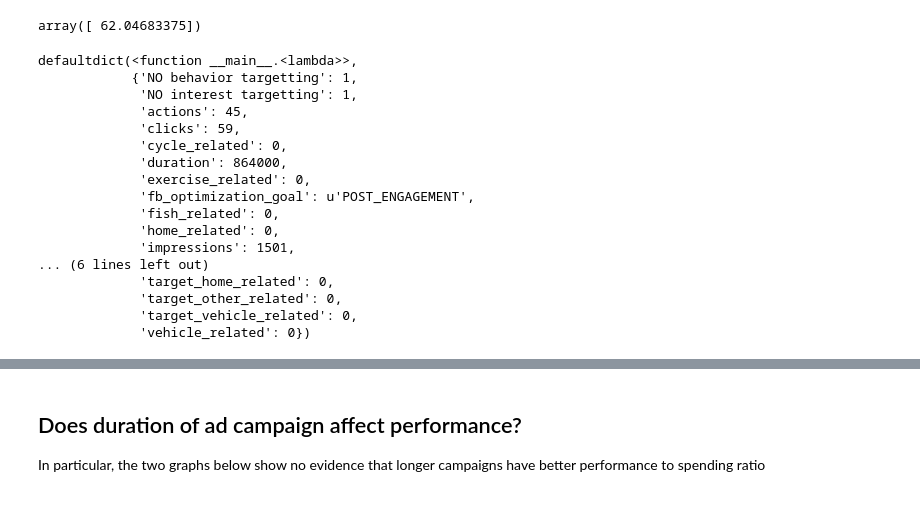
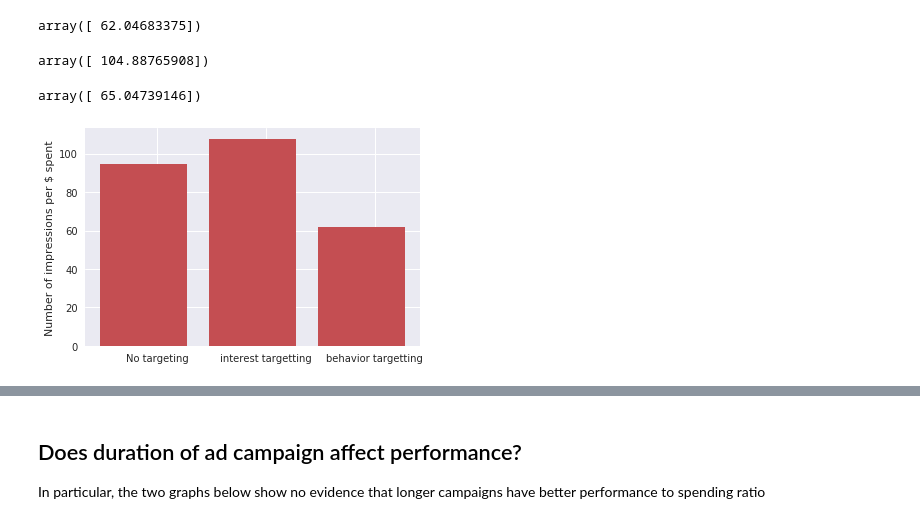
Before and after one commit to bhelmi/ad-campaign-study, a Jupyter notebook: Exploratory Data Analysis.ipynb, the cells around one changed output, grey strips where cells are left out. Saved outputs shown, nothing was run; the diff lists cells and outputs as text; code cells hidden in the pictures.

Commit message:
charts

```diff
--- a/Exploratory Data Analysis.ipynb
+++ b/Exploratory Data Analysis.ipynb
@@ -304,23 +304,22 @@ array([ 107.77305815])
 target_est.predict([dd({'target_exercise_related': 1,'target_home_related':1, 'target_fish_related':1, 'target_vehicle_related':1, 'NO interest targetting': 1})])
 # %% [output]
 array([ 62.04683375])
-# %%
-newdat[0]
-# %% [output]
-defaultdict(<function __main__.<lambda>>,
-            {'NO behavior targetting': 1,
-             'NO interest targetting': 1,
-             'actions': 45,
-             'clicks': 59,
-             'cycle_related': 0,
-             'duration': 864000,
-             'exercise_related': 0,
-             'fb_optimization_goal': u'POST_ENGAGEMENT',
-             'fish_related': 0,
-             'home_related': 0,
-             'impressions': 1501,
-... (6 lines left out)
-             'target_home_related': 0,
-             'target_other_related': 0,
-             'target_vehicle_related': 0,
-             'vehicle_related': 0})
+# %%
+target_est.predict([dd({'exercise_related': 1,'NO behavior targetting': 1})])
+# %% [output]
+array([ 104.88765908])
+# %%
+target_est.predict([dd({'target_exercise_related': 1,'NO interest targetting': 1})])
+# %% [output]
+array([ 65.04739146])
+# %%
+import numpy as np
+fig, ax = plt.subplots()
+ind=np.arange(3)
+rects1 = ax.bar(ind, [94.76980165, 107.77305815,62.04683375], color='r')
+plt.ylabel('Number of impressions per $ spent')
+ax.set_xticks(ind + 0.25 / 2)
+ax.set_xticklabels(('No targeting', 'interest targetting', 'behavior targetting'))
+plt.show()
+# %% [output]
+[figure, added]
```
Also changed, not shown: parts of 4 cells of this notebook, 2 other files.
